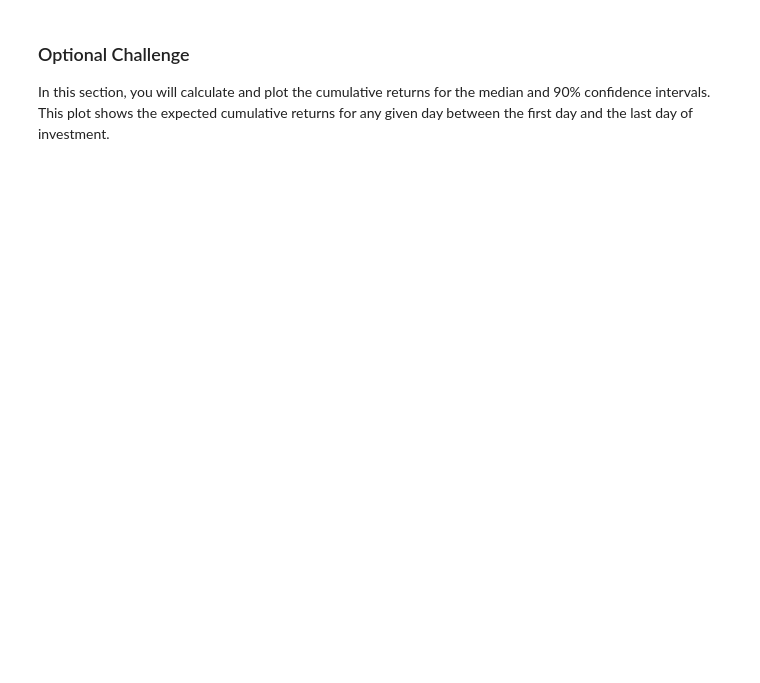
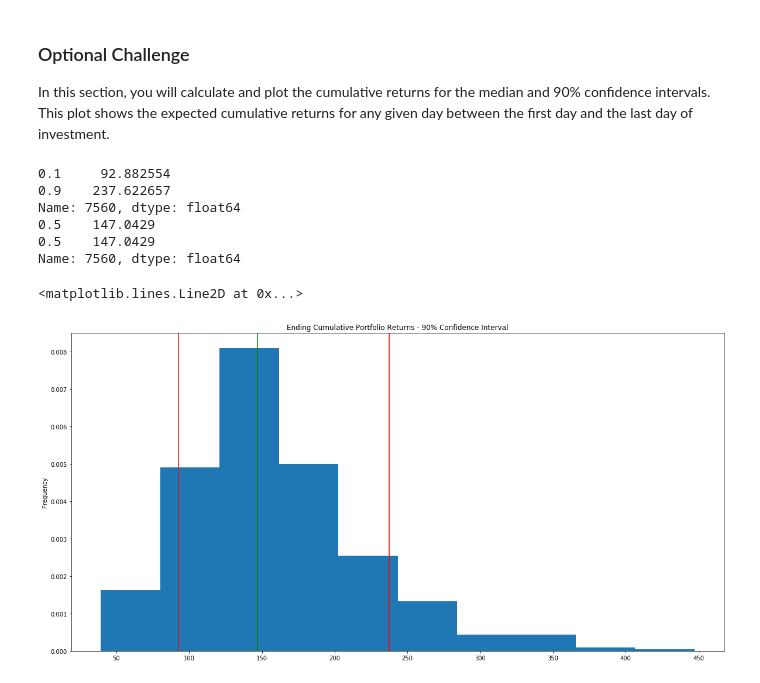
Before and after one commit to amejiali/apis-homework, a Jupyter notebook: Starter_Code/portfolio_planner.ipynb, the cells around one changed output. Cells and saved outputs as stored; diff of their text form; code cells hidden in the pictures; blank space fills up the shorter version.

```diff
--- a/Starter_Code/portfolio_planner.ipynb
+++ b/Starter_Code/portfolio_planner.ipynb
@@ -232,6 +231,10 @@ In this section, you will use the monte carlo model to answer the following reti
 ### What are the expected cumulative returns at 30 years for the 10th, 50th, and 90th percentiles?
 # %%
 # YOUR CODE HERE
-confidence_interval = portfolio_cumulative_returns_30.quantile(q=[0.05, 0.95])
-confidence_interval
+
+#Percentiles 10 & 90
+confidence_interval_10_90 = portfolio_cumulative_returns_30.quantile(q=[0.1, 0.9])
+print(confidence_interval_10_90)
+confidence_interval_50_50 = portfolio_cumulative_returns_30.quantile(q=[0.5, 0.5])
+print(confidence_interval_50_50)
 # %% [output]
@@ -317,0 +339,20 @@ In this section, you will calculate and plot the cumulative returns for the medi
+# %%
+# YOUR CODE HERE
+# Visualize the distribution of the ending returns
+# YOUR CODE HERE
+print(confidence_interval_10_90)
+print(confidence_interval_50_50)
+plt.figure();
+portfolio_cumulative_returns_30.plot(kind='hist', title= "Ending Cumulative Portfolio Returns - 90% Confidence Interval", density=True, bins=10, figsize=(20,10))
+plt.axvline(confidence_interval_10_90.iloc[0], color='r')
+plt.axvline(confidence_interval_10_90.iloc[1], color='r')
+plt.axvline(confidence_interval_50_50.iloc[1], color='g')
+# %% [output]
+0.1     92.882554
+0.9    237.622657
+Name: 7560, dtype: float64
+0.5    147.0429
+0.5    147.0429
+Name: 7560, dtype: float64
+<matplotlib.lines.Line2D at 0x...>
+[figure, added]
```
Also changed, not shown: parts of 10 cells of this notebook.
